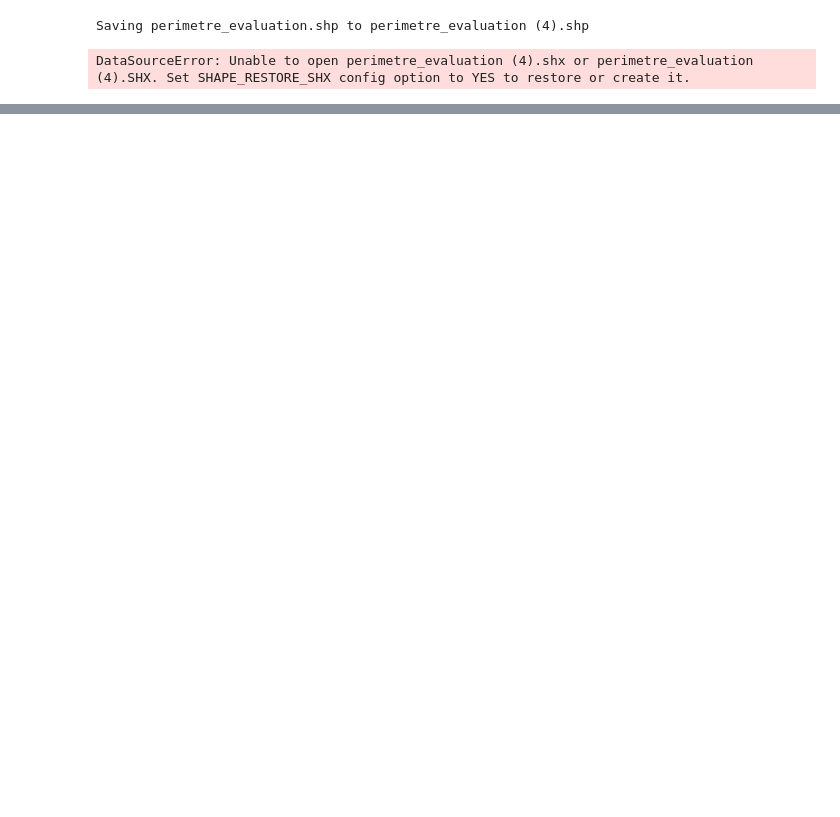
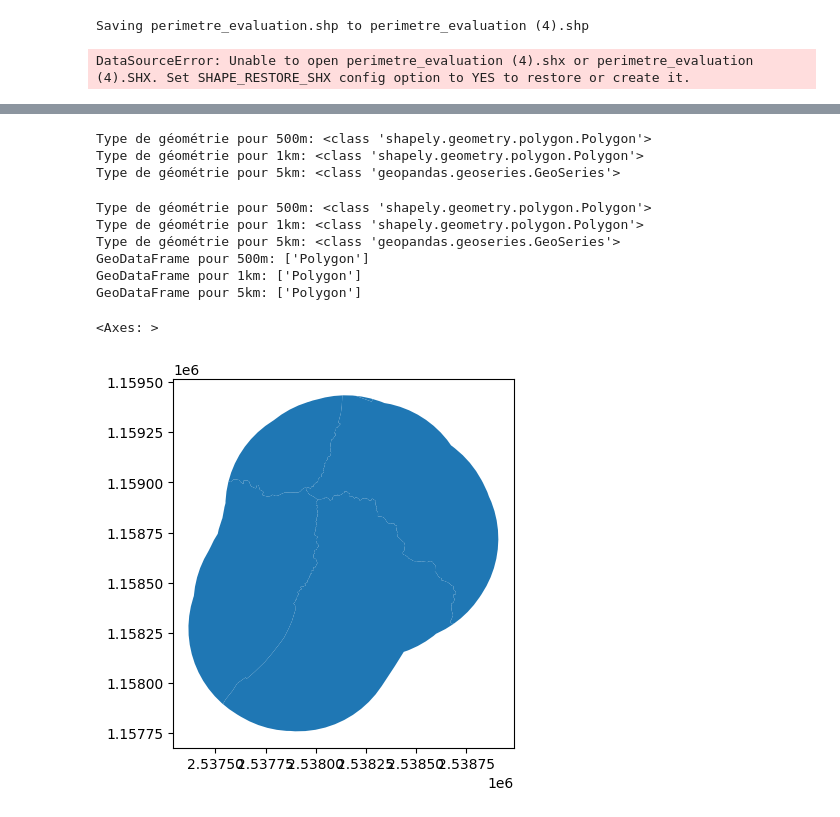
Before and after one commit to noemiezufferey/2024_Geoinformatique_I, a Jupyter notebook: s4_ip_exercice.ipynb, the cells around one changed output, grey strips where cells are left out. Saved outputs shown, nothing was run; the diff lists cells and outputs as text; code cells hidden in the pictures; blank space fills up the shorter version.

```diff
--- a/s4_ip_exercice.ipynb
+++ b/s4_ip_exercice.ipynb
@@ -600,0 +604,62 @@ DataSourceError: C:\Users\noemi\Documents\sig\data\geoinf-proj-ze-9933.gpkg: No
+# %%
+# Fusionner les zones tampons pour chaque périmètre
+for k, poly in zi_buf.items():
+    print(f"Type de géométrie pour {k}: {type(poly)}")
+# %% [output]
+Type de géométrie pour 500m: <class 'shapely.geometry.polygon.Polygon'>
+Type de géométrie pour 1km: <class 'shapely.geometry.polygon.Polygon'>
+Type de géométrie pour 5km: <class 'geopandas.geoseries.GeoSeries'>
+# %%
+from shapely.ops import unary_union
+import geopandas as gpd
+
+# Fusionner les polygones de 5 km (si nécessaire)
+if isinstance(zi_5km_diff, gpd.GeoSeries):  # Vérifier si c'est une GeoSeries
+    zi_5km_diff = unary_union(zi_5km_diff)  # Fusionner les polygones
+
+# Vérifier les types après fusion
+for k, poly in zi_buf.items():
+    print(f"Type de géométrie pour {k}: {type(poly)}")
+
+# Créer les GeoDataFrame après la fusion
+zi_buf_clean = {
+    k: gpd.GeoDataFrame(geometry=[poly], crs='EPSG:2056') if isinstance(poly, Polygon) else gpd.GeoDataFrame(geometry=[unary_union(poly)], crs='EPSG:2056')
+    for k, poly in zi_buf.items()
+}
+
+# Vérifier les GeoDataFrames créés
+for k, gdf in zi_buf_clean.items():
+    print(f"GeoDataFrame pour {k}: {gdf.geometry.geom_type.unique()}")
+# %% [output]
+Type de géométrie pour 500m: <class 'shapely.geometry.polygon.Polygon'>
+Type de géométrie pour 1km: <class 'shapely.geometry.polygon.Polygon'>
+Type de géométrie pour 5km: <class 'geopandas.geoseries.GeoSeries'>
+GeoDataFrame pour 500m: ['Polygon']
+GeoDataFrame pour 1km: ['Polygon']
+GeoDataFrame pour 5km: ['Polygon']
+# %%
+# Créer un dictionnaire avec les zones tampon
+zi_buf = {
+    '500m': zi_500m,
+    '1km': zi_1km_diff,
+    '5km': zi_5km_diff
+}
+# %%
+# Convertir les zones tampon en GeoDataFrame
+zi_buf_gdf = {
+    k: gpd.GeoDataFrame(geometry=[poly], crs='EPSG:2056')
+    for k, poly in zi_buf.items()
+}
+# %%
+# 2. Intersection des zones tampon avec les communes
+communes = gpd.read_file(r"/content/admin.gpkg")
+zi_buf_cmnes = {
+    k: gpd.overlay(zi_buf_gdf[k], communes, how='intersection')
+    for k in zi_buf_gdf
+}
+# %%
+# Vérifier l'intersection avec l'une des zones tampon
+zi_buf_cmnes['500m'].plot()
+# %% [output]
+<Axes: >
+[figure, added]
```
Also changed, not shown: parts of 5 cells of this notebook.
